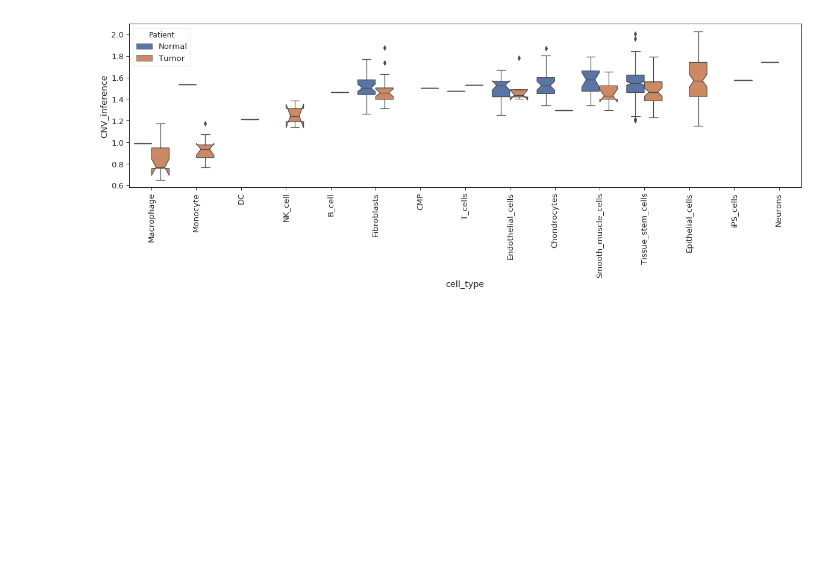
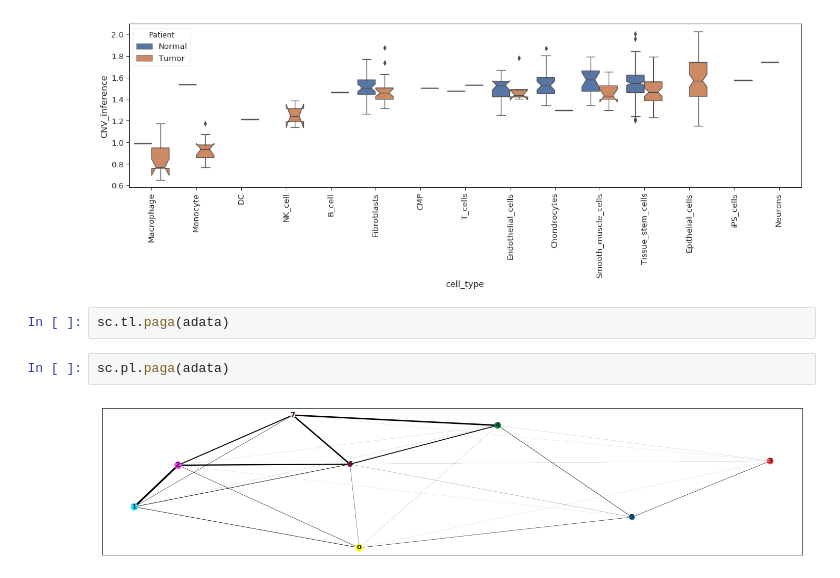
Before and after one commit to NCBI-Codeathons/Understand-cancer-evolution-through-single-cell-expression-dynamics, a Jupyter notebook: tools/palantir/scripts/palantir.ipynb, the cells around one changed output. Drawn from its saved outputs; the diff is of its cells as text; blank space fills up the shorter version.

Commit message:
PAGA analysis results and plot

```diff
--- a/tools/palantir/scripts/palantir.ipynb
+++ b/tools/palantir/scripts/palantir.ipynb
@@ -700,3 +704,9 @@ plt.setp(ax.get_xticklabels(), rotation=90)
  None,
  None]
 [figure]
+# %%
+sc.tl.paga(adata)
+# %%
+sc.pl.paga(adata)
+# %% [output]
+[figure, added]
```
Also changed, not shown: parts of 14 cells of this notebook, 2 other files.
